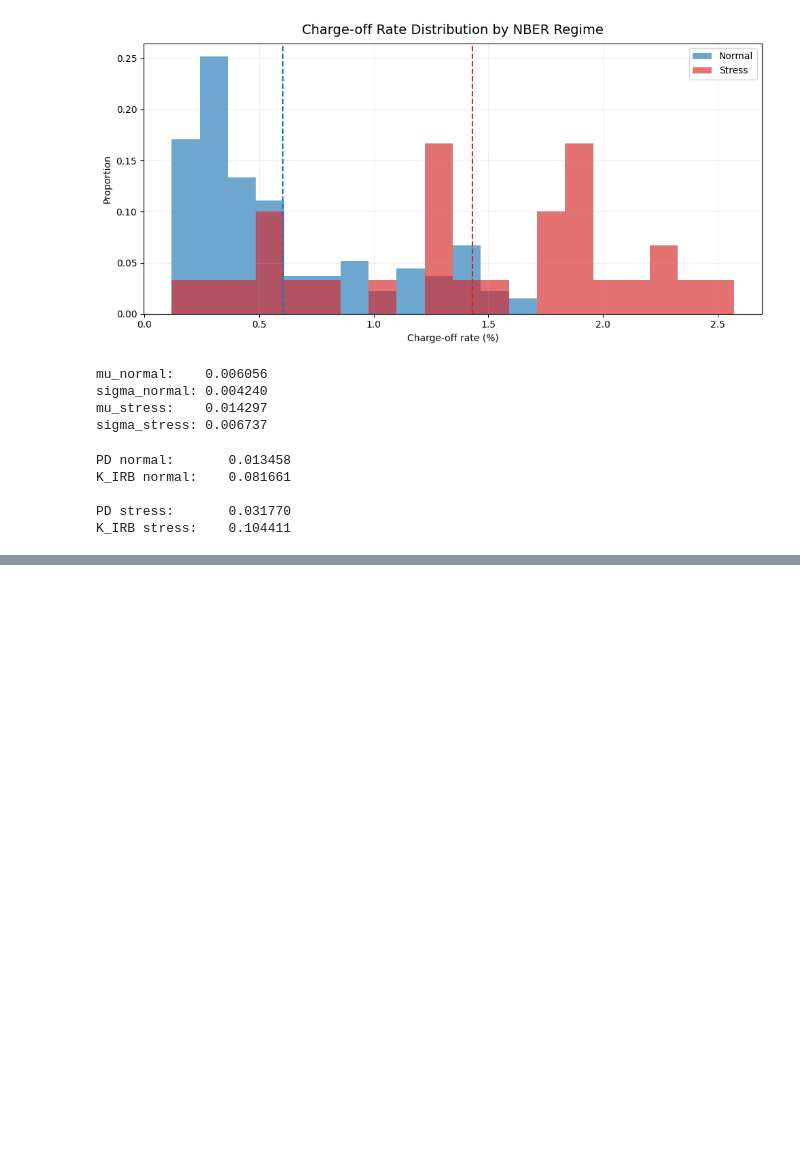
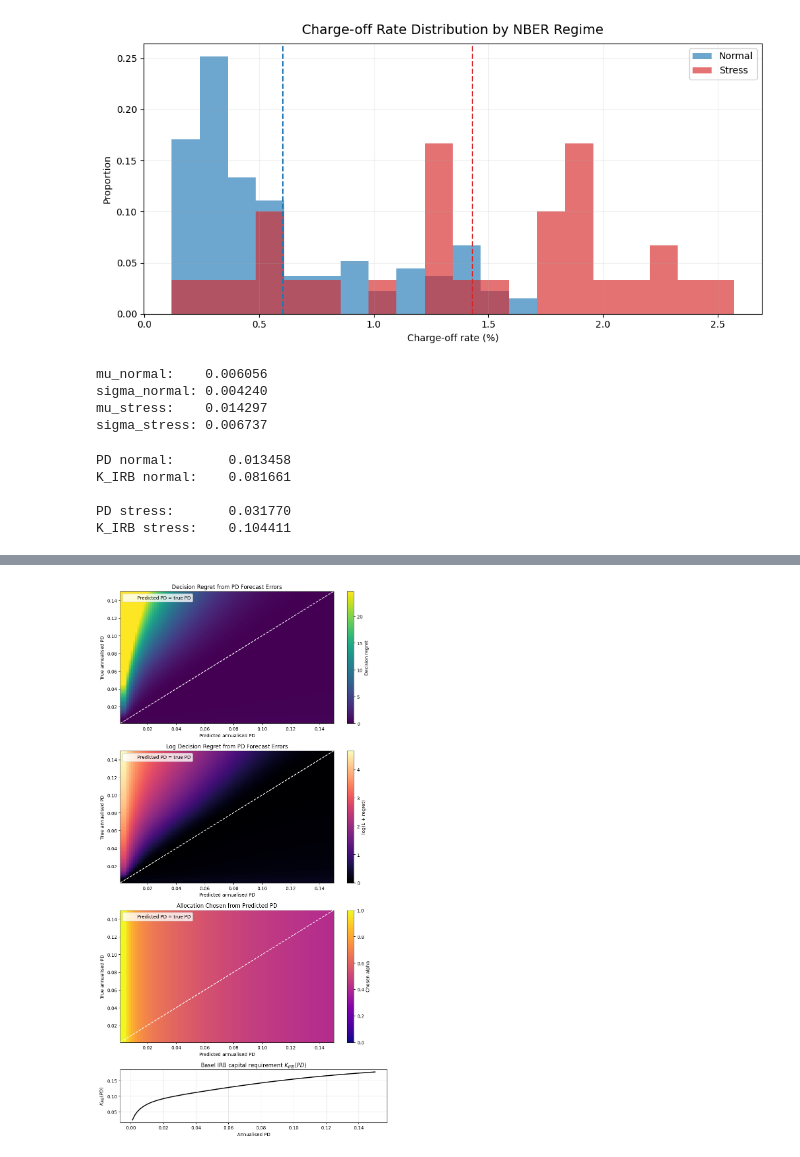
Before and after one commit to okeeffe-hannah/Decision_Focused_Learning_for_Capital_Allocation, a Jupyter notebook: data/notebooks/charge_offs_data.ipynb, the cells around one changed output, grey strips where cells are left out. Drawn from its saved outputs; the diff is of its cells as text; code cells hidden in the pictures; blank space fills up the shorter version.

```diff
--- a/data/notebooks/charge_offs_data.ipynb
+++ b/data/notebooks/charge_offs_data.ipynb
@@ -382,0 +646,81 @@ plt.show()
+# %%
+# %% Overall nonlinear regret diagnostics
+
+# Recreate the original overall regret plots using the nonlinear Basel IRB surface.
+overall_regret_grid = regret_grid_irb if "regret_grid_irb" in globals() else regret_grid
+overall_predicted_alphas = predicted_alphas
+overall_oracle_alphas = oracle_alphas
+
+diag_regret = np.diag(overall_regret_grid)
+print("Regret min/max:", np.nanmin(overall_regret_grid), np.nanmax(overall_regret_grid))
+print("Regret 95th percentile:", np.nanpercentile(overall_regret_grid, 95))
+print("Max diagonal regret:", np.nanmax(diag_regret))
+print("Predicted alpha range:", np.nanmin(overall_predicted_alphas), np.nanmax(overall_predicted_alphas))
+print("Oracle alpha range:", np.nanmin(overall_oracle_alphas), np.nanmax(overall_oracle_alphas))
+
+vmax = np.nanpercentile(overall_regret_grid, 95)
+alpha_grid = np.tile(overall_predicted_alphas, (len(true_pd_grid), 1))
+log_regret_grid = np.log1p(overall_regret_grid)
+extent = [pred_pd_grid[0], pred_pd_grid[-1], true_pd_grid[0], true_pd_grid[-1]]
+
+fig, axes = plt.subplots(4, 1, figsize=(9, 17), gridspec_kw={"height_ratios": [3, 3, 3, 1.2]})
+
+heatmap = axes[0].imshow(
+    overall_regret_grid,
+    origin="lower",
+    aspect="auto",
+    extent=extent,
+    cmap="viridis",
+    vmin=0,
+    vmax=vmax,
+)
+axes[0].plot(pd_grid, pd_grid, color="white", linewidth=1.5, linestyle="--", label="Predicted PD = true PD")
+axes[0].set_title("Decision Regret from PD Forecast Errors")
+axes[0].set_xlabel("Predicted annualised PD")
+axes[0].set_ylabel("True annualised PD")
+axes[0].legend(loc="upper left", frameon=True)
+cbar = fig.colorbar(heatmap, ax=axes[0])
+cbar.set_label("Decision regret")
+
+log_heatmap = axes[1].imshow(
+    log_regret_grid,
+    origin="lower",
+    aspect="auto",
+    extent=extent,
+    cmap="magma",
+)
+axes[1].plot(pd_grid, pd_grid, color="white", linewidth=1.5, linestyle="--", label="Predicted PD = true PD")
+axes[1].set_title("Log Decision Regret from PD Forecast Errors")
+axes[1].set_xlabel("Predicted annualised PD")
+axes[1].set_ylabel("True annualised PD")
+axes[1].legend(loc="upper left", frameon=True)
+cbar = fig.colorbar(log_heatmap, ax=axes[1])
+cbar.set_label("log(1 + regret)")
+
+alpha_heatmap = axes[2].imshow(
+    alpha_grid,
+    origin="lower",
+    aspect="auto",
+    extent=extent,
+    cmap="plasma",
+    vmin=0,
+    vmax=1,
+)
+axes[2].plot(pd_grid, pd_grid, color="white", linewidth=1.5, linestyle="--", label="Predicted PD = true PD")
+axes[2].set_title("Allocation Chosen from Predicted PD")
+axes[2].set_xlabel("Predicted annualised PD")
+axes[2].set_ylabel("True annualised PD")
+axes[2].legend(loc="upper left", frameon=True)
+cbar = fig.colorbar(alpha_heatmap, ax=axes[2])
+cbar.set_label("Chosen alpha")
+
+k_irb_grid_overall = np.array([kirb(pd) for pd in pd_grid])
+axes[3].plot(pd_grid, k_irb_grid_overall, color="black", linewidth=2)
+axes[3].set_title(r"Basel IRB capital requirement $K_{IRB}(PD)$")
+axes[3].set_xlabel("Annualised PD")
+axes[3].set_ylabel(r"$K_{IRB}(PD)$")
+axes[3].grid(True, alpha=0.3)
+
+plt.tight_layout()
+plt.show()
+# %% [output]
@@ -382,0 +732 @@ plt.show()
+[figure, added]
```
Also changed, not shown: parts of 7 cells of this notebook, 8 other files.
